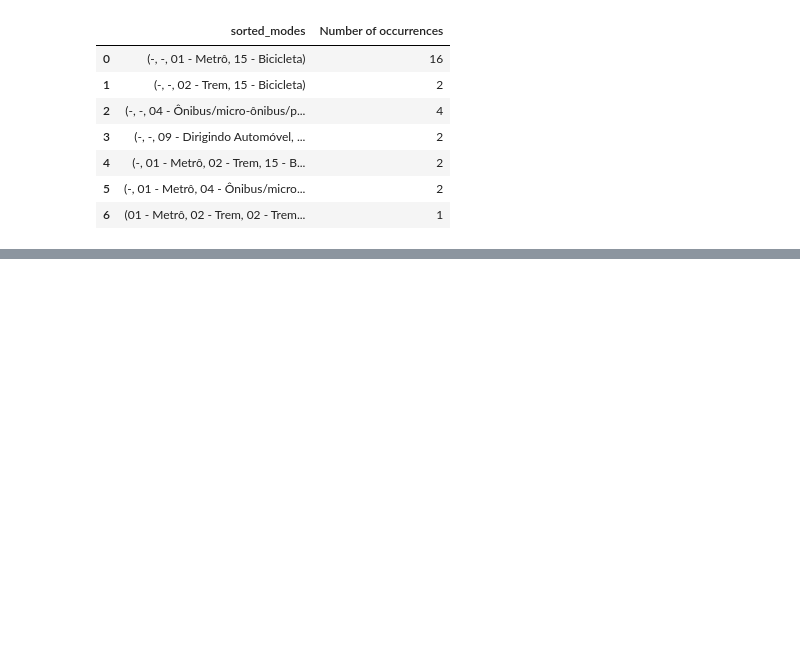
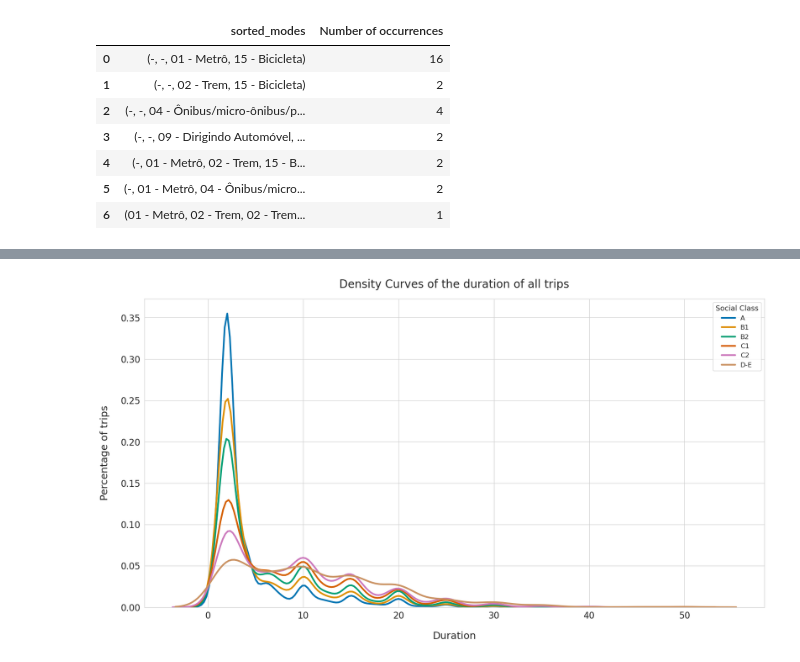
Before and after one commit to anayflima/bikesp-analysis, a Jupyter notebook: data_analysis/TravelSurvey/multimodal.ipynb, the cells around one changed output, grey strips where cells are left out. Saved outputs shown, nothing was run; the diff lists cells and outputs as text; code cells hidden in the pictures; blank space fills up the shorter version.

```diff
--- a/data_analysis/TravelSurvey/multimodal.ipynb
+++ b/data_analysis/TravelSurvey/multimodal.ipynb
@@ -291,0 +525,35 @@ bike_trips_multimodal.groupby(mode_columns).sum()
+# %%
+import seaborn as sns
+import matplotlib.pyplot as plt
+
+plt.rcParams["font.family"] = "Times New Roman"
+
+# Set the style and color palette
+sns.set_style("whitegrid")
+sns.set_palette("colorblind")
+
+# Create a figure and axis
+fig, ax = plt.subplots(figsize = (20,10))
+
+index_map = classes_index_map
+variable_column = duration_column
+for social_class in index_map.keys():
+    data_class = data[data[social_class_column] == social_class]
+    sns.kdeplot(data_class[variable_column], ax=ax, label=index_map[social_class], linewidth=3)
+
+# Set the title and labels
+ax.set_title('Density Curves of the duration of all trips', fontsize=20, pad = 20)
+ax.set_xlabel('Duration', fontsize=18, labelpad=20)
+ax.set_ylabel('Percentage of trips', fontsize=18, labelpad=20)
+
+# Increase the font size of the x-ticks and y-ticks
+plt.xticks(fontsize=16)
+plt.yticks(fontsize=16)
+
+# Add a legend with a title
+ax.legend(title="Social Class", title_fontsize='13', fontsize='12')
+
+# Show the plot
+plt.show()
+# %% [output]
+[figure, added]
```
Also changed, not shown: parts of 40 cells of this notebook.
